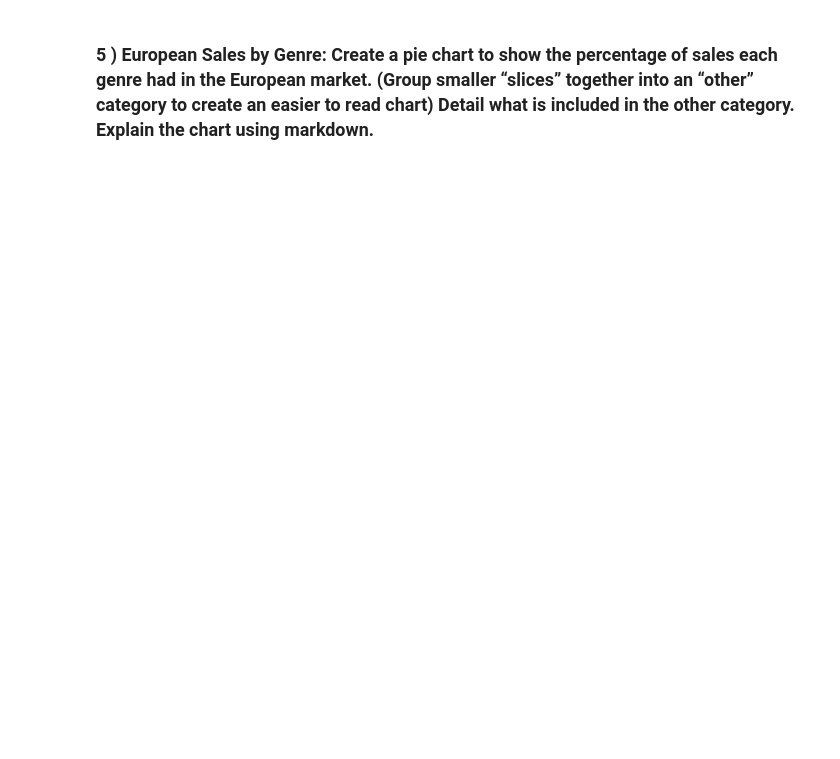
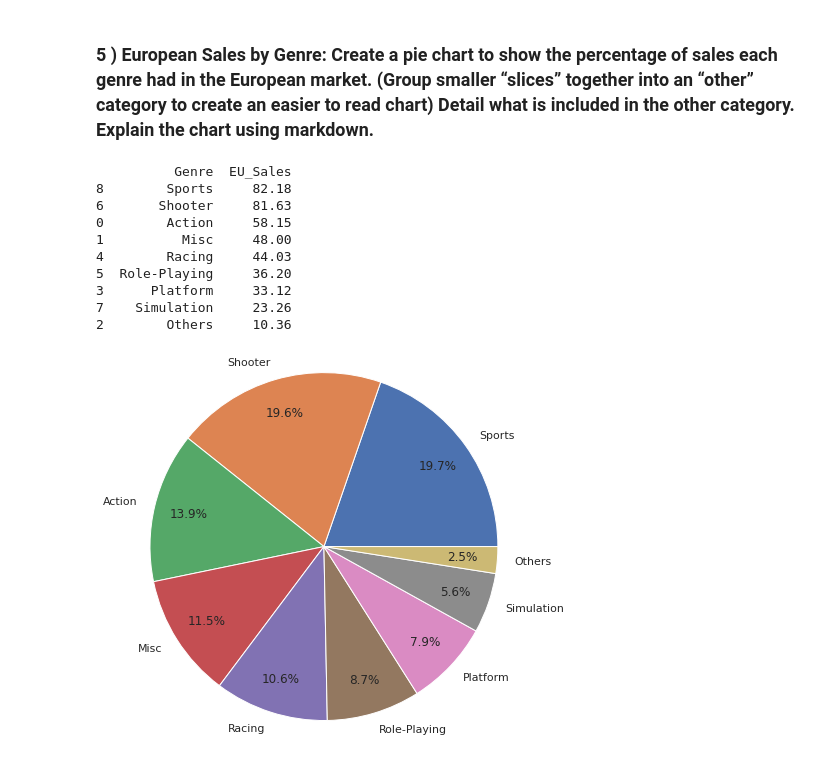
Before and after one commit to Janainaf/graphing_video_game_sales, a Jupyter notebook: video_game_sales.ipynb, the cells around one changed output. Cells and saved outputs as stored; diff of their text form; code cells hidden in the pictures; blank space fills up the shorter version.

```diff
--- a/video_game_sales.ipynb
+++ b/video_game_sales.ipynb
@@ -150,2 +159,22 @@ Puzzle            3.44
 # %% [markdown]
 ### 5 )  European Sales by Genre: Create a pie chart to show the percentage of sales each genre had in the European market. (Group smaller “slices” together into an “other” category to create an easier to read chart) Detail what is included in the other category. Explain the chart using markdown.
+# %%
+eu_sales = top100.copy()
+eu_sales = eu_sales.groupby('Genre')['EU_Sales'].sum().reset_index()
+eu_sales.loc[(eu_sales["EU_Sales"] < 6), 'Genre'] = 'Others'
+eu_sales = eu_sales.groupby('Genre')['EU_Sales'].sum().reset_index()
+eu_sales = eu_sales.sort_values(by=['EU_Sales'],  ascending=False)
+print(eu_sales)
+plt.pie(eu_sales['EU_Sales'], labels=eu_sales['Genre'],autopct='%1.1f%%',pctdistance=0.8, labeldistance=1.1, radius=2);
+# %% [output]
+          Genre  EU_Sales
+8        Sports     82.18
+6       Shooter     81.63
+0        Action     58.15
+1          Misc     48.00
+4        Racing     44.03
+5  Role-Playing     36.20
+3      Platform     33.12
+7    Simulation     23.26
+2        Others     10.36
+[figure, added]
```
Also changed, not shown: parts of 15 cells of this notebook.
